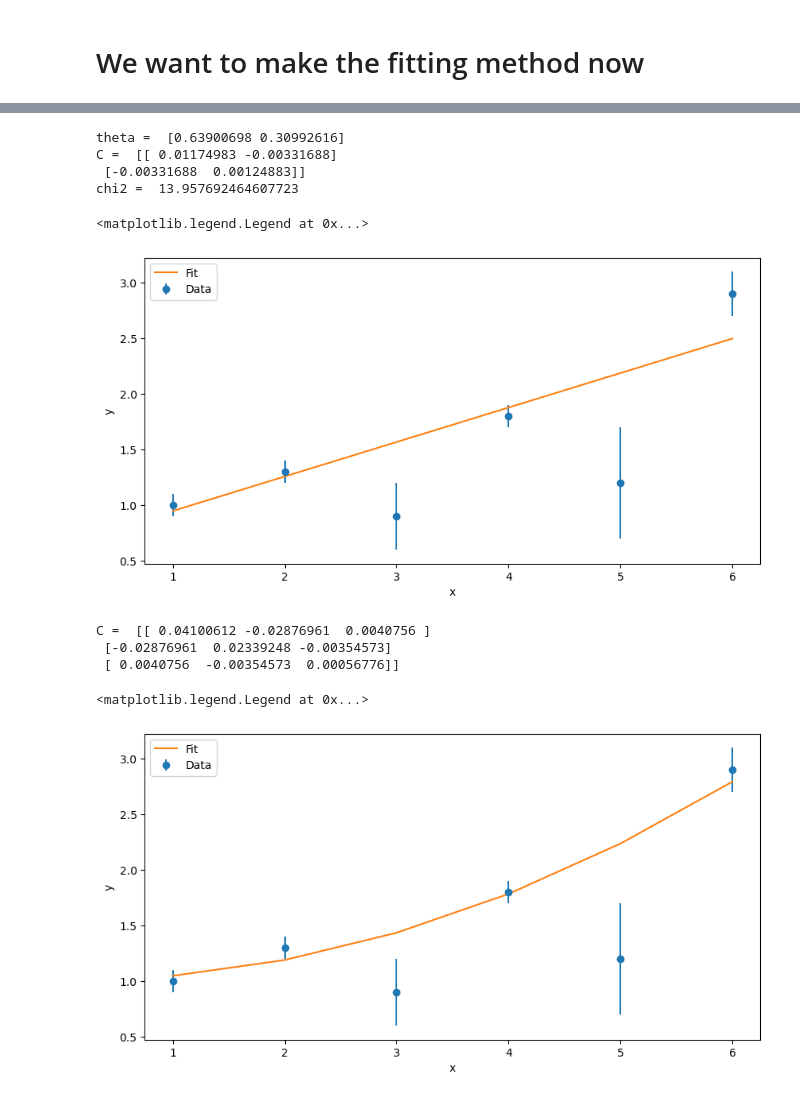
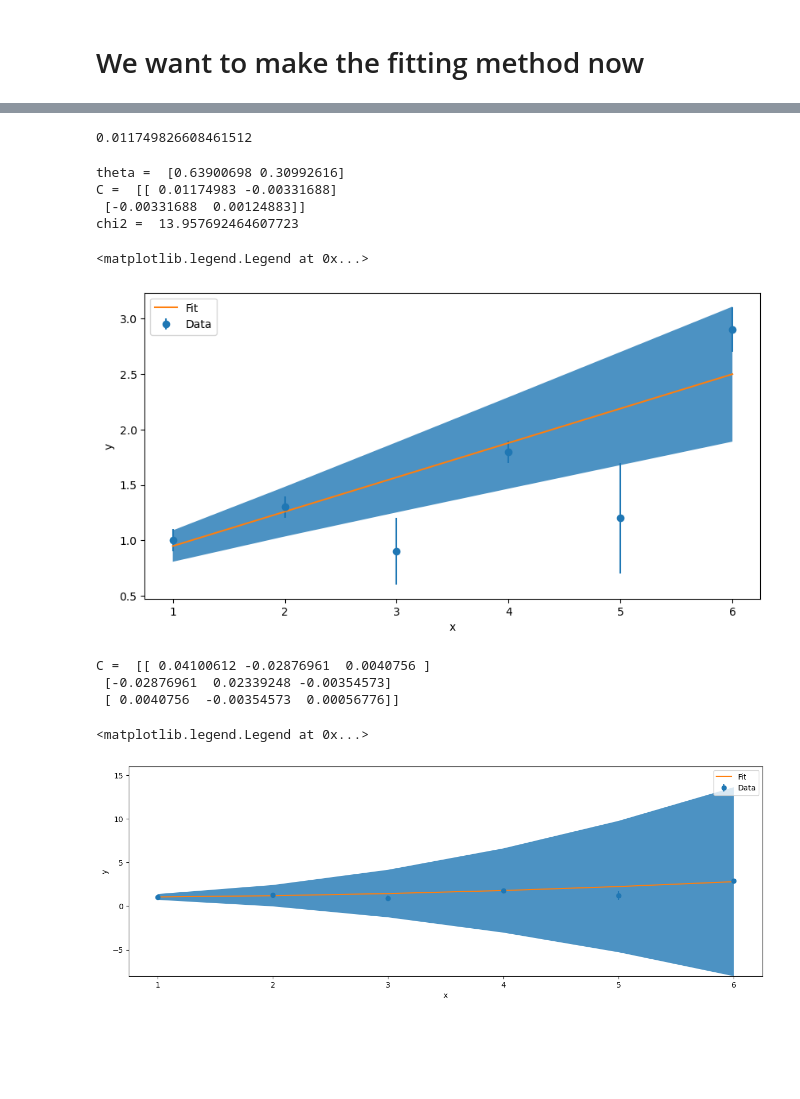
Before and after one commit to gl626qf/advanced_dataanalysis, a Jupyter notebook: chapters/1-fundamentalPy/week5/chi2.ipynb, the cells around one changed output, grey strips where cells are left out. Saved outputs shown, nothing was run; the diff lists cells and outputs as text; code cells hidden in the pictures; blank space fills up the shorter version.

```diff
--- a/chapters/1-fundamentalPy/week5/chi2.ipynb
+++ b/chapters/1-fundamentalPy/week5/chi2.ipynb
@@ -64,3 +75,10 @@ array([1.46216923, 1.46216923, 1.46216923, 1.46216923, 1.46216923,
+# %%
+np.matmul(A, theta)
+# np.sqrt(np.diag(C))
+V00 = C[0][0]
+V00
+# %% [output]
+0.011749826608461512
 # %%
 # Straight line fit
 # y = a + bx
@@ -86,20 +104,36 @@ print('C = ', C)
 chi2 = np.matmul(np.matmul((ys - np.matmul(A, theta)).T, V_inv), (ys - np.matmul(A, theta)))
 print('chi2 = ', chi2)
 
-# Plot the fit
+
+
+# Defining the standard deviation of the fit
+sigma = np.sqrt(V[0][0] + xs**2 * V[1][1] + 2 * xs * V[0][1])
+
+
+# Plotting the uncertainty of the fit
 plt.figure(figsize = (10, 5))
 plt.errorbar(xs, ys, yerr=ys_err, fmt='o', label='Data')
 plt.plot(xs, np.matmul(A, theta), label='Fit')
+plt.fill_between(xs, np.matmul(A, theta) + sigma, np.matmul(A, theta) - sigma, alpha=0.8)
 plt.xlabel('x')
 plt.ylabel('y')
 plt.legend()
+
+
+# # Plot the fit
+# plt.figure(figsize = (10, 5))
+# plt.errorbar(xs, ys, yerr=ys_err, fmt='o', label='Data')
+# plt.plot(xs, np.matmul(A, theta), label='Fit')
+# plt.xlabel('x')
+# plt.ylabel('y')
+# plt.legend()
 # %% [output]
 theta =  [0.63900698 0.30992616]
 C =  [[ 0.01174983 -0.00331688]
  [-0.00331688  0.00124883]]
 chi2 =  13.957692464607723
 <matplotlib.legend.Legend at 0x...>
-[figure, old version]
+[figure, new version]
 # %%
 # Quadratic fit
 # y = a + bx + cx^2
@@ -107,33 +141,50 @@ chi2 =  13.957692464607723
 A = np.ones((len(xs), 3))
 A[:, 1] = xs
 A[:, 2] = xs**2
 V = np.diag(ys_err**2)
 V_inv = np.linalg.inv(V)
 
 # Normal equation
 A_T = A.T
 A_T_V_inv = np.matmul(A_T, V_inv)
 A_T_V_inv_A = np.matmul(A_T_V_inv, A)
 A_T_V_inv_y = np.matmul(A_T_V_inv, ys)
 theta = np.linalg.solve(A_T_V_inv_A, A_T_V_inv_y)
 
 # Covariance matrix
 C = np.linalg.inv(A_T_V_inv_A)
 print("C = ", C)
 
 # Chi-square
 chi2 = np.matmul(np.matmul((ys - np.matmul(A, theta)).T, V_inv), (ys - np.matmul(A, theta)))
 
-# Plot the fit
-plt.figure(figsize = (10, 5))
+
+# Finding the sigma of the fit
+sigma = np.sqrt(V[0][0] + xs**2 * V[1][1] + xs**4 * V[2][2] + 2 * xs * V[0][1] + 2 * xs**2 * V[0][2] + 2 * xs**3 * V[1][2])
+
+# Plotting the uncertainty of the fit
+plt.figure(figsize = (15, 5))
 plt.errorbar(xs, ys, yerr=ys_err, fmt='o', label='Data')
 plt.plot(xs, np.matmul(A, theta), label='Fit')
+plt.fill_between(xs, np.matmul(A, theta) + sigma, np.matmul(A, theta) - sigma, alpha=0.8)
 plt.xlabel('x')
 plt.ylabel('y')
+# Want to zoom in on the plot
+plt.ylim(-8, 16)
+
 plt.legend()
+
+
+# # Plot the fit
+# plt.figure(figsize = (10, 5))
+# plt.errorbar(xs, ys, yerr=ys_err, fmt='o', label='Data')
+# plt.plot(xs, np.matmul(A, theta), label='Fit')
+# plt.xlabel('x')
+# plt.ylabel('y')
+# plt.legend()
 # %% [output]
 C =  [[ 0.04100612 -0.02876961  0.0040756 ]
  [-0.02876961  0.02339248 -0.00354573]
  [ 0.0040756  -0.00354573  0.00056776]]
 <matplotlib.legend.Legend at 0x...>
-[figure, old version]
+[figure, new version]
```
Also changed, not shown: parts of 2 cells of this notebook, 6 other files.
